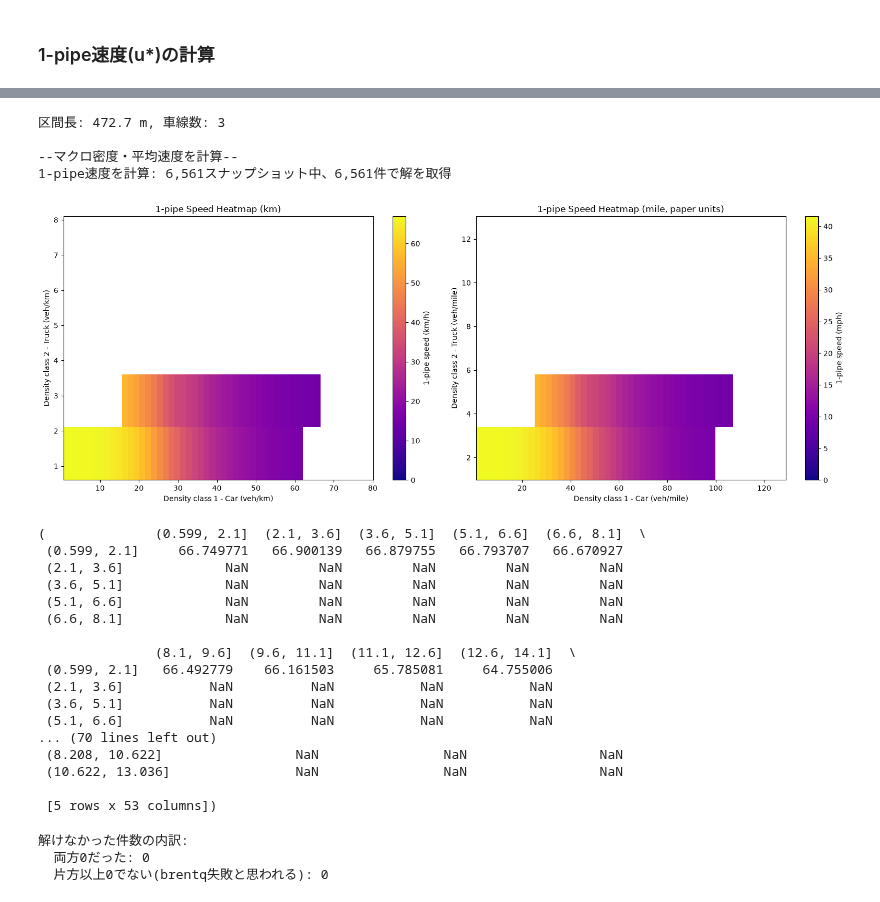
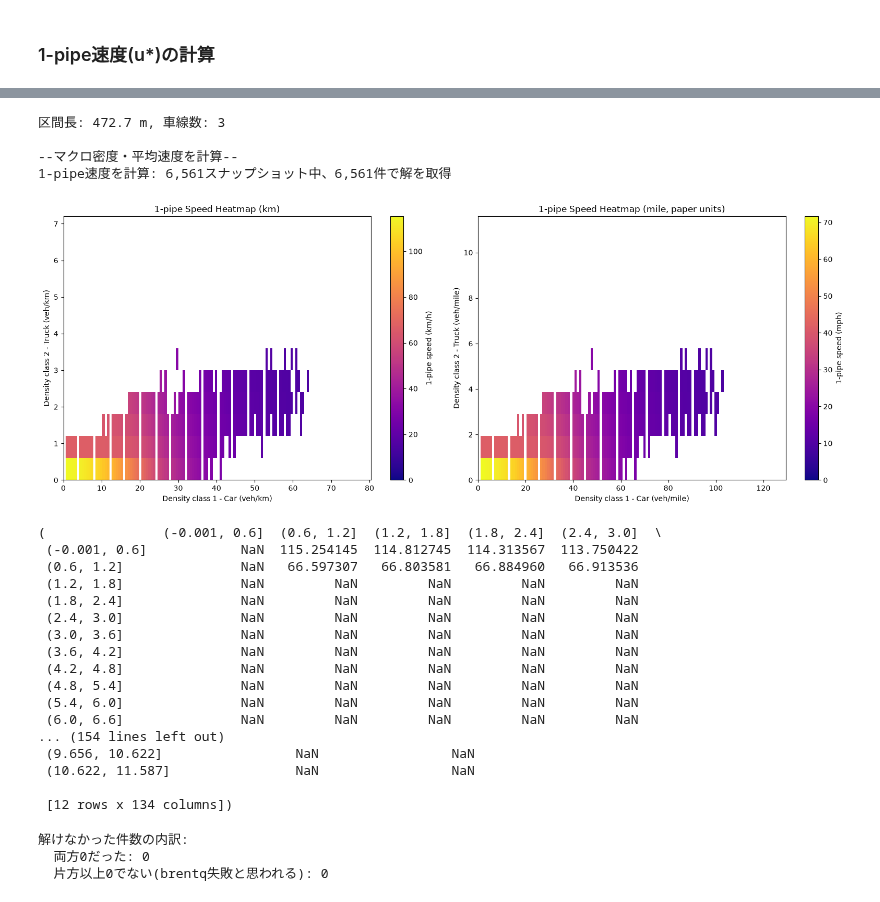
Before and after one commit to tenn0126/Game_Theory_Algorithm, a Jupyter notebook: notebooks/03_cooperation_surplus.ipynb, the cells around one changed output, grey strips where cells are left out. Cells and saved outputs as stored; diff of their text form; code cells hidden in the pictures.

```diff
--- a/notebooks/03_cooperation_surplus.ipynb
+++ b/notebooks/03_cooperation_surplus.ipynb
@@ -331,12 +331,20 @@ def compute_1pipe_speed_for_snapshots(df_macro, car_params, truck_params, a2, b1
     pivot = df_macro.pivot_table(
         index=['time_period', 'Global_Time'],#timeperiodとGlobal_Timeが同じなら同じ行にまとめる
         columns='v_Class',#クラスを新たな列名にする
-        values='density_veh_km'#その時の密度を入れる
-    ).rename(columns={car_class: 'rho1', truck_class: 'rho2'})#列名をわかりやすくする
+        values=['density_veh_km', 'speed_kmh']#その時の密度を入れる
+    )
 
-    #片方のクラスがないスナップショットはnanでは困るので0として扱う
+    #2段の列名を1段のわかりやすい名前に変換
+    col_map = {
+        ('density_veh_km', car_class): 'rho1',
+        ('density_veh_km', truck_class): 'rho2',
+        ('speed_kmh', car_class): 'u1_obs',    #車の観測平均速度 ũ1
+        ('speed_kmh', truck_class): 'u2_obs',  #トラックの観測平均速度 ũ2
+    }
+    pivot.columns = [col_map[c] for c in pivot.columns]
+
+    #密度は「いない=0」でよいが、速度は「いない=定義できない」のでNaNのまま残す
     pivot[['rho1', 'rho2']] = pivot[['rho1', 'rho2']].fillna(0.0)
-    #インデックスを普通の行に戻す
     pivot = pivot.reset_index()
 
     #1行ずつ1-pipe速度を計算する関数
@@ -478,38 +486,38 @@ plot_1pipe_speed_heatmap(df_1pipe_full_data, bin_width1=1.5, bin_width2=1.5,max_
 # %%
 #プロット
 df_macro_data = compute_macroscopic_data(df_final, lanes=(2, 3, 4), classes=(2, 3), snapshot_step_frames=5 ,L_m=None)
 df_macro_data.head()
 df_1pipe_filtereddata = compute_1pipe_speed_for_snapshots(
     df_macro_data,
     car_params=results_cc_strong_constraint,
     truck_params=results_tt_strong_constraint,
     a2=results_a2_paper_km['scaling_param'],
     b1=results_b1_paper_km['scaling_param'],
 )
-plot_1pipe_speed_heatmap(df_1pipe_filtereddata, bin_width1=1.5, bin_width2=1.5,max_rho1=80, max_rho2=7,min_count=3)
+plot_1pipe_speed_heatmap(df_1pipe_filtereddata, bin_width1=0.6, bin_width2=0.6,max_rho1=80, max_rho2=7,min_count=3)
 # %% [output]
 区間長: 472.7 m, 車線数: 3
 
 --マクロ密度・平均速度を計算--
 1-pipe速度を計算: 6,561スナップショット中、6,561件で解を取得
-[figure, old version]
+[figure, new version]
-(              (0.599, 2.1]  (2.1, 3.6]  (3.6, 5.1]  (5.1, 6.6]  (6.6, 8.1]  \
- (0.599, 2.1]     66.749771   66.900139   66.879755   66.793707   66.670927
- (2.1, 3.6]             NaN         NaN         NaN         NaN         NaN
- (3.6, 5.1]             NaN         NaN         NaN         NaN         NaN
- (5.1, 6.6]             NaN         NaN         NaN         NaN         NaN
- (6.6, 8.1]             NaN         NaN         NaN         NaN         NaN
+(               (-0.001, 0.6]  (0.6, 1.2]  (1.2, 1.8]  (1.8, 2.4]  (2.4, 3.0]  \
+ (-0.001, 0.6]            NaN  115.254145  114.812745  114.313567  113.750422
+ (0.6, 1.2]               NaN   66.597307   66.803581   66.884960   66.913536
+ (1.2, 1.8]               NaN         NaN         NaN         NaN         NaN
+ (1.8, 2.4]               NaN         NaN         NaN         NaN         NaN
+ (2.4, 3.0]               NaN         NaN         NaN         NaN         NaN
+ (3.0, 3.6]               NaN         NaN         NaN         NaN         NaN
+ (3.6, 4.2]               NaN         NaN         NaN         NaN         NaN
+ (4.2, 4.8]               NaN         NaN         NaN         NaN         NaN
+ (4.8, 5.4]               NaN         NaN         NaN         NaN         NaN
+ (5.4, 6.0]               NaN         NaN         NaN         NaN         NaN
+ (6.0, 6.6]               NaN         NaN         NaN         NaN         NaN
+... (154 lines left out)
+ (9.656, 10.622]                 NaN                 NaN
+ (10.622, 11.587]                NaN                 NaN
 
-               (8.1, 9.6]  (9.6, 11.1]  (11.1, 12.6]  (12.6, 14.1]  \
- (0.599, 2.1]   66.492779    66.161503     65.785081     64.755006
- (2.1, 3.6]           NaN          NaN           NaN           NaN
- (3.6, 5.1]           NaN          NaN           NaN           NaN
- (5.1, 6.6]           NaN          NaN           NaN           NaN
-... (70 lines left out)
- (8.208, 10.622]                 NaN                NaN                 NaN
- (10.622, 13.036]                NaN                NaN                 NaN
-
- [5 rows x 53 columns])
+ [12 rows x 134 columns])
 # %%
 failed = df_1pipe_full_data[df_1pipe_full_data['u_1pipe'].isna()]
 print("解けなかった件数の内訳:")
```
Also changed, not shown: parts of 1 cell of this notebook, 2 other files.
